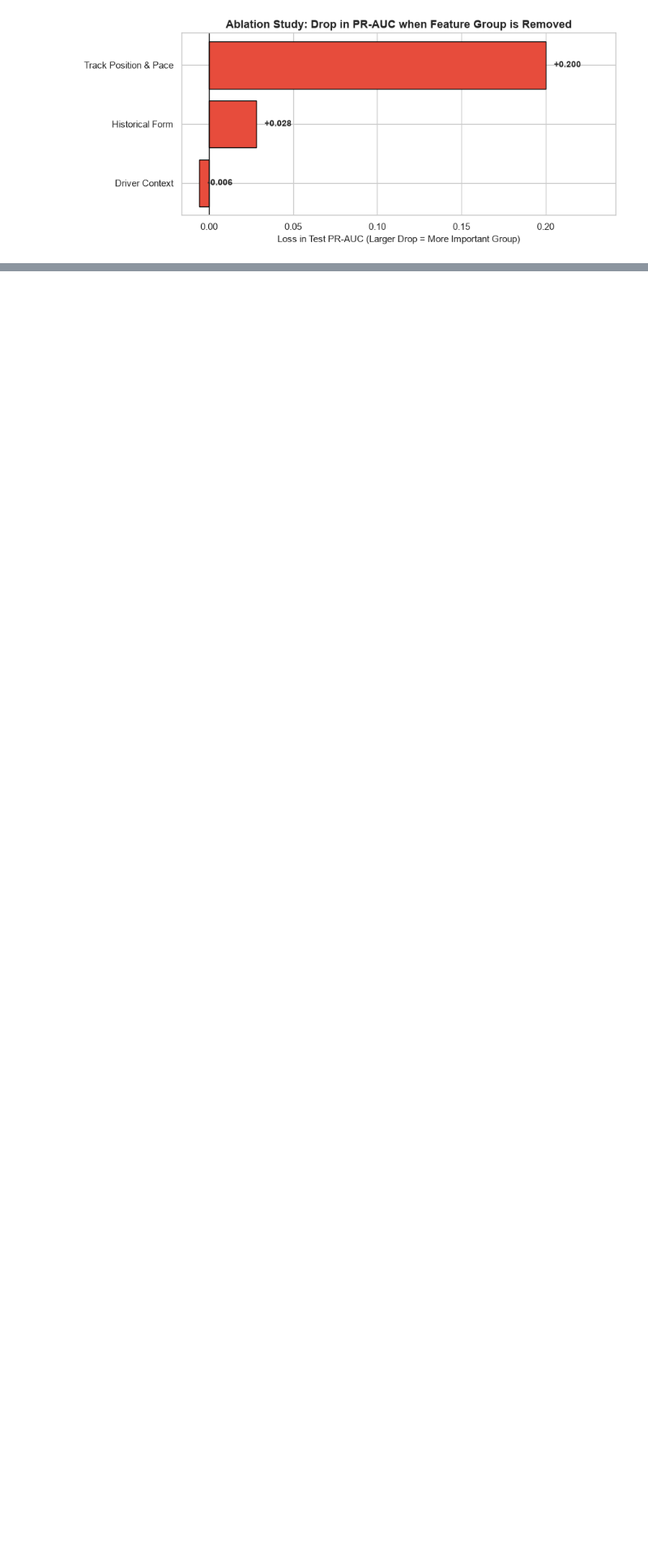
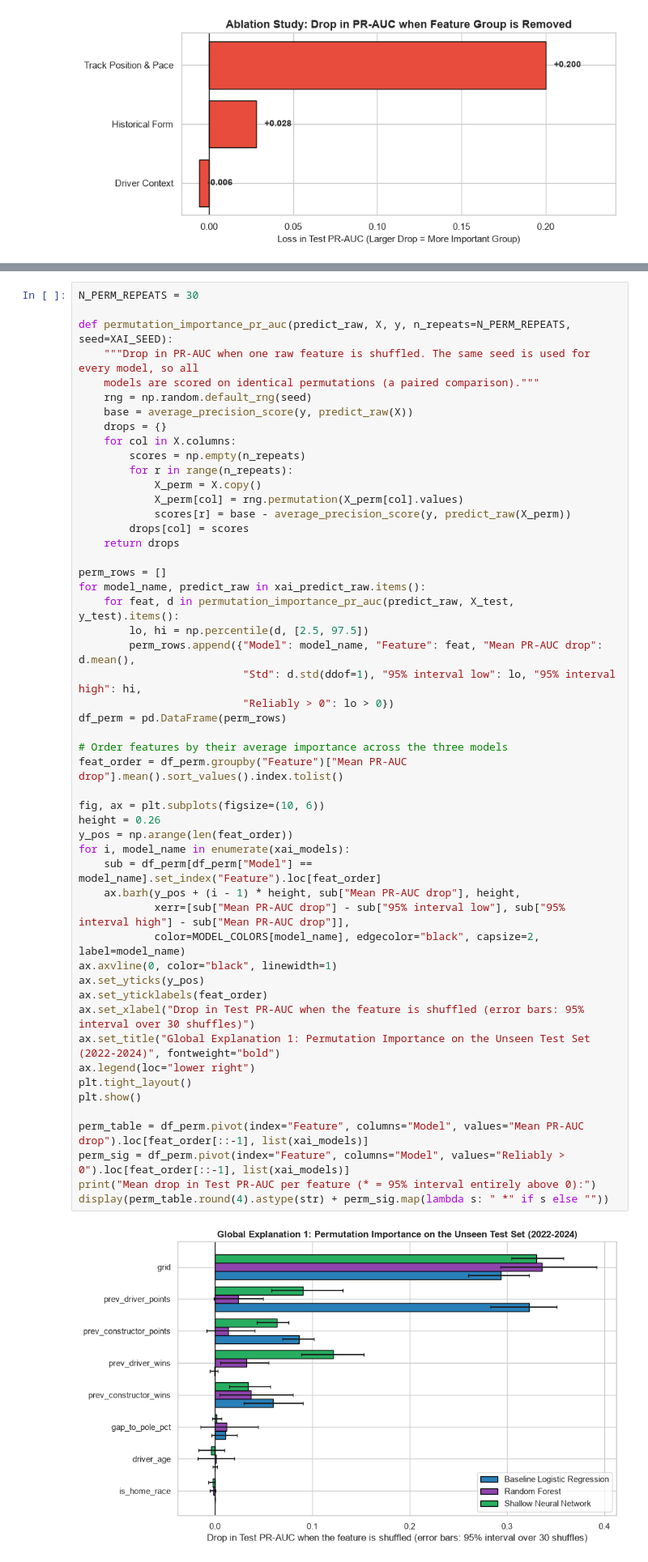
Before and after one commit to amado-888/ACL_Project, a Jupyter notebook: cleaned-version.ipynb, the cells around one changed output, grey strips where cells are left out. Shown at 81% size. Saved outputs shown, nothing was run; the diff lists cells and outputs as text; blank space fills up the shorter version.

```diff
--- a/cleaned-version.ipynb
+++ b/cleaned-version.ipynb
@@ -2242,0 +2199,53 @@ ValueError: Domain error in arguments. The `scale` parameter must be positive fo
+# %%
+N_PERM_REPEATS = 30
+
+def permutation_importance_pr_auc(predict_raw, X, y, n_repeats=N_PERM_REPEATS, seed=XAI_SEED):
+    """Drop in PR-AUC when one raw feature is shuffled. The same seed is used for every model, so all
+    models are scored on identical permutations (a paired comparison)."""
+    rng = np.random.default_rng(seed)
+    base = average_precision_score(y, predict_raw(X))
+    drops = {}
+    for col in X.columns:
+        scores = np.empty(n_repeats)
+        for r in range(n_repeats):
+            X_perm = X.copy()
+            X_perm[col] = rng.permutation(X_perm[col].values)
+            scores[r] = base - average_precision_score(y, predict_raw(X_perm))
+        drops[col] = scores
+    return drops
+
+perm_rows = []
+for model_name, predict_raw in xai_predict_raw.items():
+    for feat, d in permutation_importance_pr_auc(predict_raw, X_test, y_test).items():
+        lo, hi = np.percentile(d, [2.5, 97.5])
+        perm_rows.append({"Model": model_name, "Feature": feat, "Mean PR-AUC drop": d.mean(),
+                          "Std": d.std(ddof=1), "95% interval low": lo, "95% interval high": hi,
+                          "Reliably > 0": lo > 0})
+df_perm = pd.DataFrame(perm_rows)
+
+# Order features by their average importance across the three models
+feat_order = df_perm.groupby("Feature")["Mean PR-AUC drop"].mean().sort_values().index.tolist()
+
+fig, ax = plt.subplots(figsize=(10, 6))
+height = 0.26
+y_pos = np.arange(len(feat_order))
+for i, model_name in enumerate(xai_models):
+    sub = df_perm[df_perm["Model"] == model_name].set_index("Feature").loc[feat_order]
+    ax.barh(y_pos + (i - 1) * height, sub["Mean PR-AUC drop"], height,
+            xerr=[sub["Mean PR-AUC drop"] - sub["95% interval low"], sub["95% interval high"] - sub["Mean PR-AUC drop"]],
+            color=MODEL_COLORS[model_name], edgecolor="black", capsize=2, label=model_name)
+ax.axvline(0, color="black", linewidth=1)
+ax.set_yticks(y_pos)
+ax.set_yticklabels(feat_order)
+ax.set_xlabel("Drop in Test PR-AUC when the feature is shuffled (error bars: 95% interval over 30 shuffles)")
+ax.set_title("Global Explanation 1: Permutation Importance on the Unseen Test Set (2022-2024)", fontweight="bold")
+ax.legend(loc="lower right")
+plt.tight_layout()
+plt.show()
+
+perm_table = df_perm.pivot(index="Feature", columns="Model", values="Mean PR-AUC drop").loc[feat_order[::-1], list(xai_models)]
+perm_sig = df_perm.pivot(index="Feature", columns="Model", values="Reliably > 0").loc[feat_order[::-1], list(xai_models)]
+print("Mean drop in Test PR-AUC per feature (* = 95% interval entirely above 0):")
+display(perm_table.round(4).astype(str) + perm_sig.map(lambda s: " *" if s else ""))
+# %% [output]
+[figure, added]
```
Also changed, not shown: parts of 21 cells of this notebook, 1 other file.
